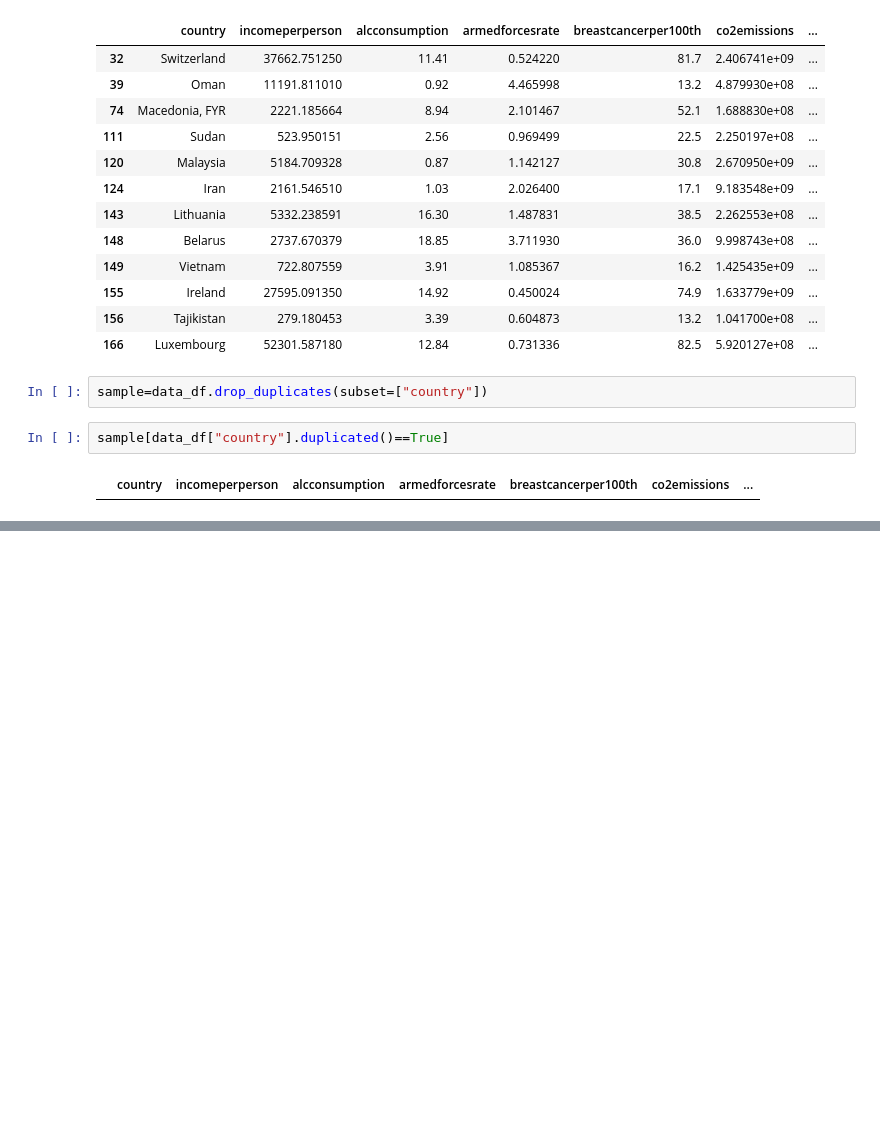
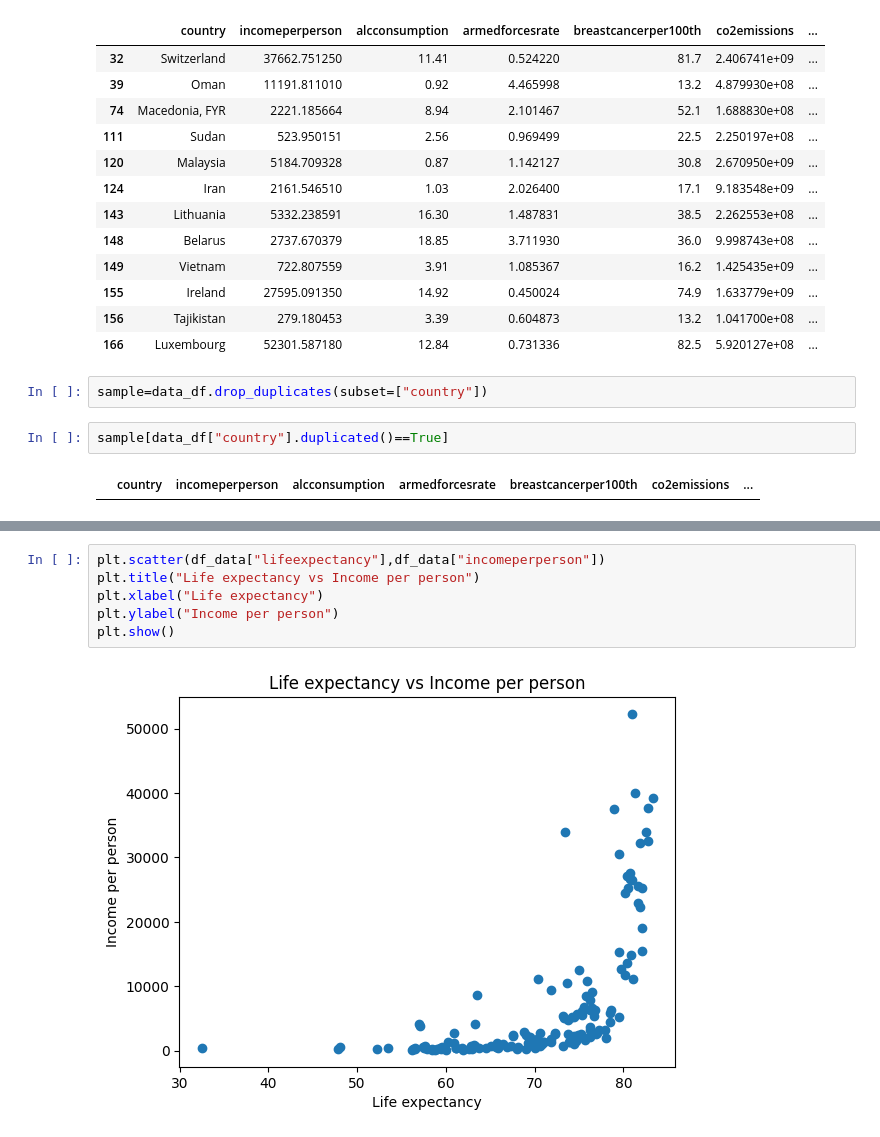
Before and after one commit to AngieRinBri/TallerPIBBancoMundial, a Jupyter notebook: Taller2.ipynb, the cells around one changed output, grey strips where cells are left out. Cells and saved outputs as stored; diff of their text form; blank space fills up the shorter version.

```diff
--- a/Taller2.ipynb
+++ b/Taller2.ipynb
@@ -467,0 +590,8 @@ OSError: [Errno 22] Invalid argument: './gapminder_final.csv'
+# %%
+plt.scatter(df_data["lifeexpectancy"],df_data["incomeperperson"])
+plt.title("Life expectancy vs Income per person")
+plt.xlabel("Life expectancy")
+plt.ylabel("Income per person")
+plt.show()
+# %% [output]
+[figure, added]
```
Also changed, not shown: parts of 56 cells of this notebook, 1 other file.
